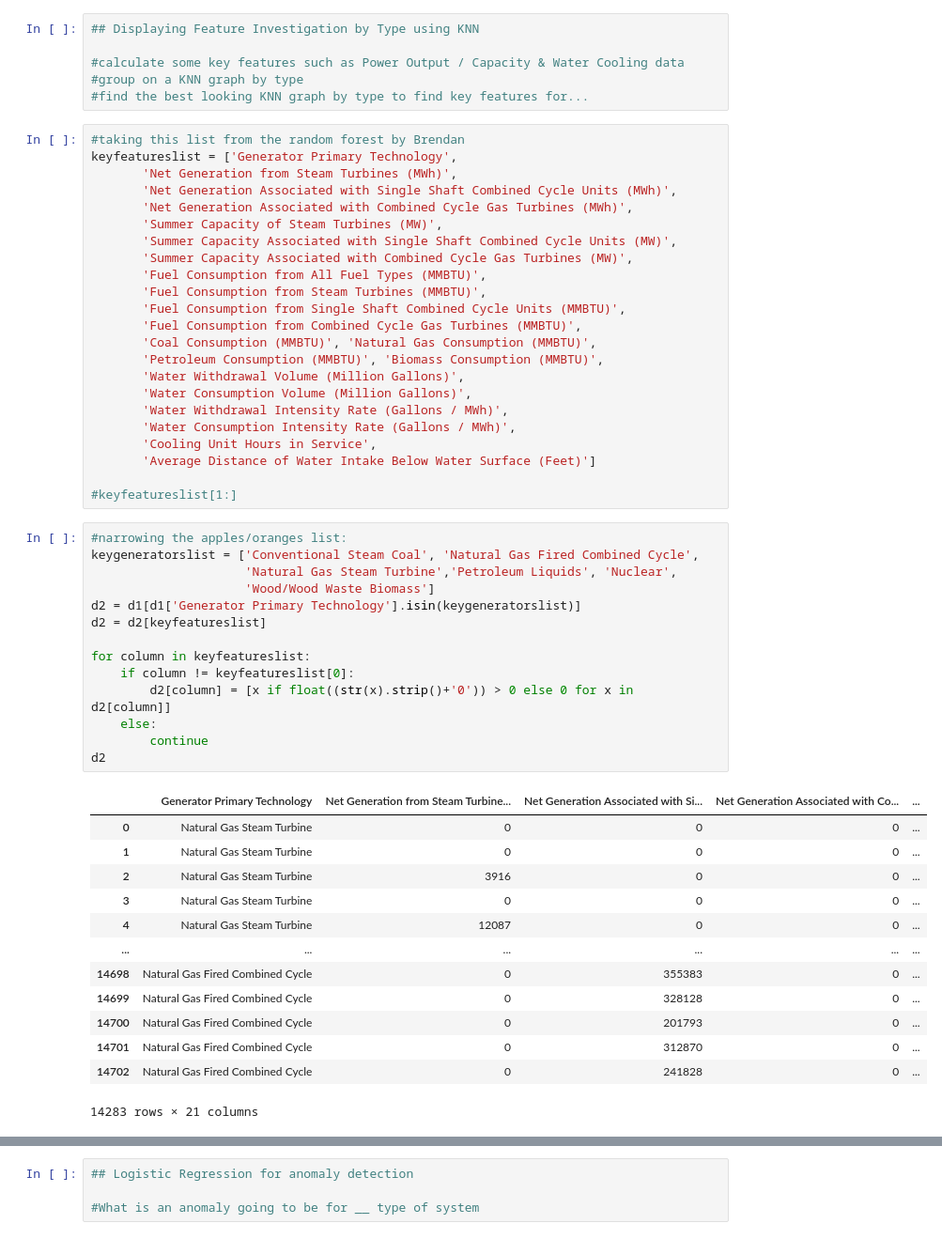
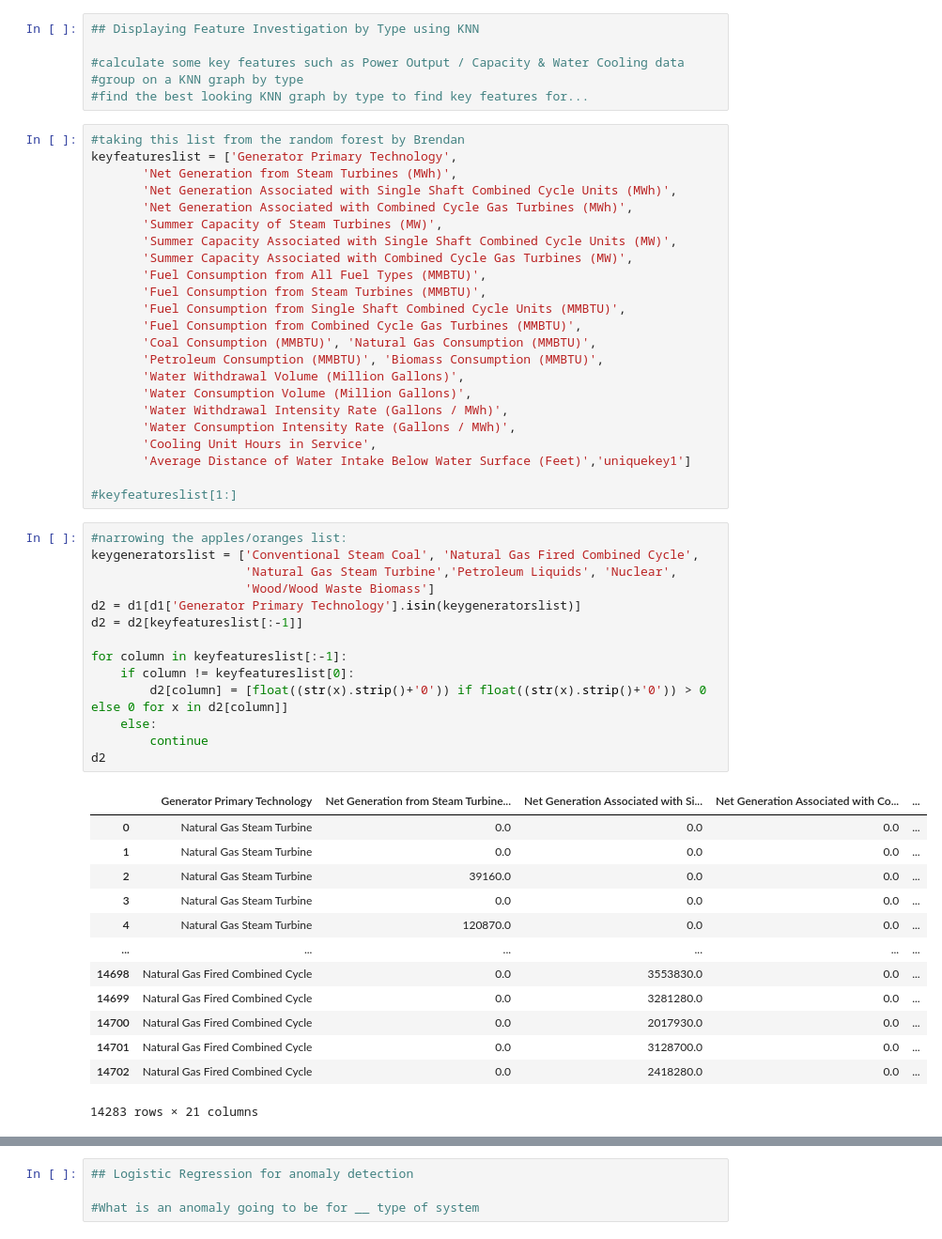
Before and after one commit to bk4210/siads696_team15, a Jupyter notebook: State Exploration and presenting clusters with KNN.ipynb, the cells around one changed output, grey strips where cells are left out. Shown: that part at 94% size. Saved outputs shown, nothing was run; the diff lists cells and outputs as text.

```diff
--- a/State Exploration and presenting clusters with KNN.ipynb
+++ b/State Exploration and presenting clusters with KNN.ipynb
@@ -140,34 +123,34 @@ keyfeatureslist = ['Generator Primary Technology',
        'Water Withdrawal Intensity Rate (Gallons / MWh)',
        'Water Consumption Intensity Rate (Gallons / MWh)',
        'Cooling Unit Hours in Service',
-       'Average Distance of Water Intake Below Water Surface (Feet)']
+       'Average Distance of Water Intake Below Water Surface (Feet)','uniquekey1']
 
 #keyfeatureslist[1:]
 # %%
 #narrowing the apples/oranges list:
 keygeneratorslist = ['Conventional Steam Coal', 'Natural Gas Fired Combined Cycle',
                      'Natural Gas Steam Turbine','Petroleum Liquids', 'Nuclear',
                      'Wood/Wood Waste Biomass']
 d2 = d1[d1['Generator Primary Technology'].isin(keygeneratorslist)]
-d2 = d2[keyfeatureslist]
+d2 = d2[keyfeatureslist[:-1]]
 
-for column in keyfeatureslist:
+for column in keyfeatureslist[:-1]:
     if column != keyfeatureslist[0]:
-        d2[column] = [x if float((str(x).strip()+'0')) > 0 else 0 for x in d2[column]]
+        d2[column] = [float((str(x).strip()+'0')) if float((str(x).strip()+'0')) > 0 else 0 for x in d2[column]]
     else:
         continue
 d2
 # %% [output]
 |  | Generator Primary Technology | Net Generation from Steam Turbine... | Net Generation Associated with Si... | Net Generation Associated with Co... | ... |
-| 0 | Natural Gas Steam Turbine | 0 | 0 | 0 | ... |
-| 1 | Natural Gas Steam Turbine | 0 | 0 | 0 | ... |
-| 2 | Natural Gas Steam Turbine | 3916 | 0 | 0 | ... |
-| 3 | Natural Gas Steam Turbine | 0 | 0 | 0 | ... |
-| 4 | Natural Gas Steam Turbine | 12087 | 0 | 0 | ... |
+| 0 | Natural Gas Steam Turbine | 0.0 | 0.0 | 0.0 | ... |
+| 1 | Natural Gas Steam Turbine | 0.0 | 0.0 | 0.0 | ... |
+| 2 | Natural Gas Steam Turbine | 39160.0 | 0.0 | 0.0 | ... |
+| 3 | Natural Gas Steam Turbine | 0.0 | 0.0 | 0.0 | ... |
+| 4 | Natural Gas Steam Turbine | 120870.0 | 0.0 | 0.0 | ... |
 | ... | ... | ... | ... | ... | ... |
-| 14698 | Natural Gas Fired Combined Cycle | 0 | 355383 | 0 | ... |
-| 14699 | Natural Gas Fired Combined Cycle | 0 | 328128 | 0 | ... |
-| 14700 | Natural Gas Fired Combined Cycle | 0 | 201793 | 0 | ... |
-| 14701 | Natural Gas Fired Combined Cycle | 0 | 312870 | 0 | ... |
-| 14702 | Natural Gas Fired Combined Cycle | 0 | 241828 | 0 | ... |
+| 14698 | Natural Gas Fired Combined Cycle | 0.0 | 3553830.0 | 0.0 | ... |
+| 14699 | Natural Gas Fired Combined Cycle | 0.0 | 3281280.0 | 0.0 | ... |
+| 14700 | Natural Gas Fired Combined Cycle | 0.0 | 2017930.0 | 0.0 | ... |
+| 14701 | Natural Gas Fired Combined Cycle | 0.0 | 3128700.0 | 0.0 | ... |
+| 14702 | Natural Gas Fired Combined Cycle | 0.0 | 2418280.0 | 0.0 | ... |
 14283 rows × 21 columns
```
Also changed, not shown: parts of 15 cells of this notebook.
